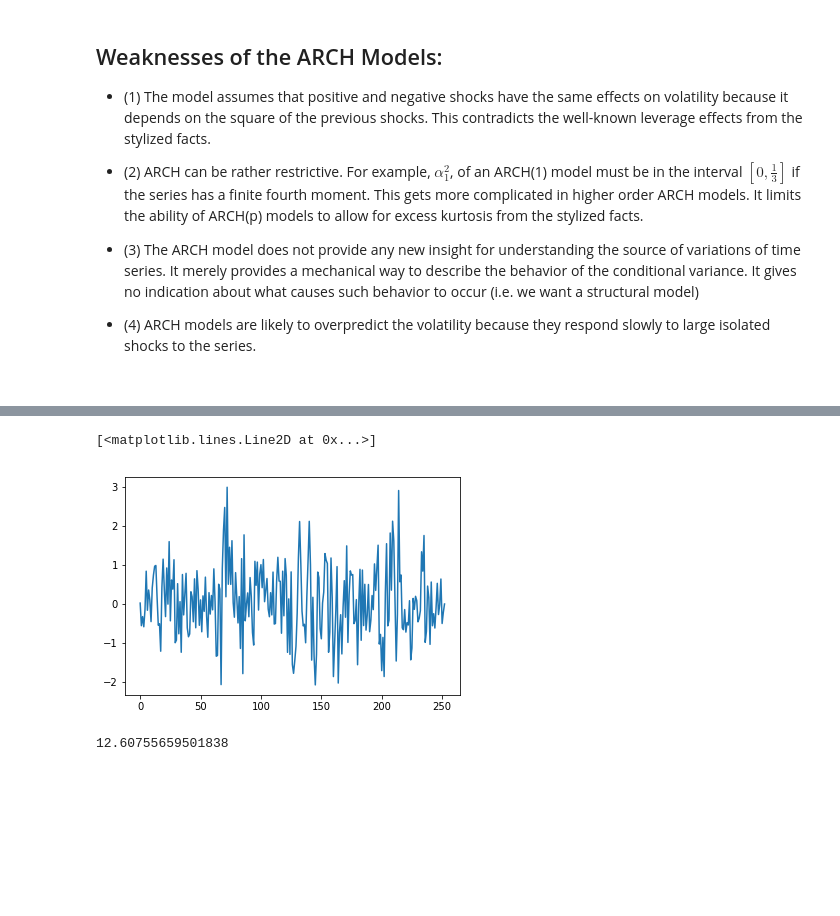
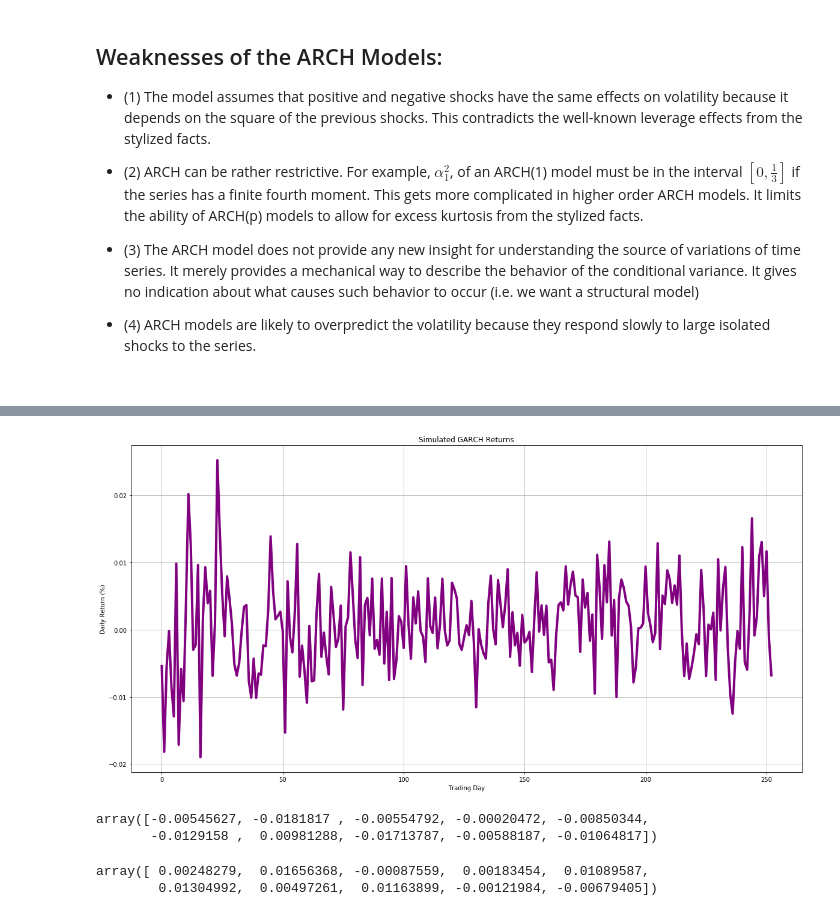
Before and after one commit to broughtj/Fin5330, a Jupyter notebook: Notebooks/GARCH.ipynb, the cells around one changed output, grey strips where cells are left out. Saved outputs shown, nothing was run; the diff lists cells and outputs as text; code cells hidden in the pictures; blank space fills up the shorter version.

Commit message:
Update GARCH notes with simulation bits.

```diff
--- a/Notebooks/GARCH.ipynb
+++ b/Notebooks/GARCH.ipynb
@@ -474 +492,6 @@ b1 = 0.92
+# %%
+## Set GARCH parameters (these might come from an estimated model)
+w = 10.0**-6
+a = 0.085
+b = 0.905
 # %%
@@ -500,9 +528,36 @@ r, s = simulate_garch(params, numObs)
-# %%
-plt.plot(r)
-# %% [output]
-[<matplotlib.lines.Line2D at 0x...>]
-[figure, removed]
-# %%
-sum(r)
-# %% [output]
-12.60755659501838
+# %%
+## number of trading days per year
+numObs = 252
+
+## daily continuously compounded rate of return correpsonding to 15% annual
+mu = log(1.15) / 252
+
+## drift and GARCH(1,1) parameters in an array
+params = array([mu, w, a, b])
+
+## run the simulation
+r, s = simulate_garch(params, numObs)
+# %%
+## plot the simulated returns path
+fig, ax = plt.subplots()
+#ax.plot_date(r, linestyle='--')
+ax.grid(True)
+plt.title("Simulated GARCH Returns")
+plt.ylabel("Daily Return (%)")
+plt.xlabel("Trading Day")
+plt.plot(r, linewidth=4, color="purple")
+plt.show()
+# %% [output]
+[figure, added]
+# %%
+## let's look at the first 10 observations
+r[:10]
+# %% [output]
+array([-0.00545627, -0.0181817 , -0.00554792, -0.00020472, -0.00850344,
+       -0.0129158 ,  0.00981288, -0.01713787, -0.00588187, -0.01064817])
+# %%
+## let's look at the last 10 observations
+r[-10:]
+# %% [output]
+array([ 0.00248279,  0.01656368, -0.00087559,  0.00183454,  0.01089587,
+        0.01304992,  0.00497261,  0.01163899, -0.00121984, -0.00679405])
```
Also changed, not shown: parts of 19 cells of this notebook.
